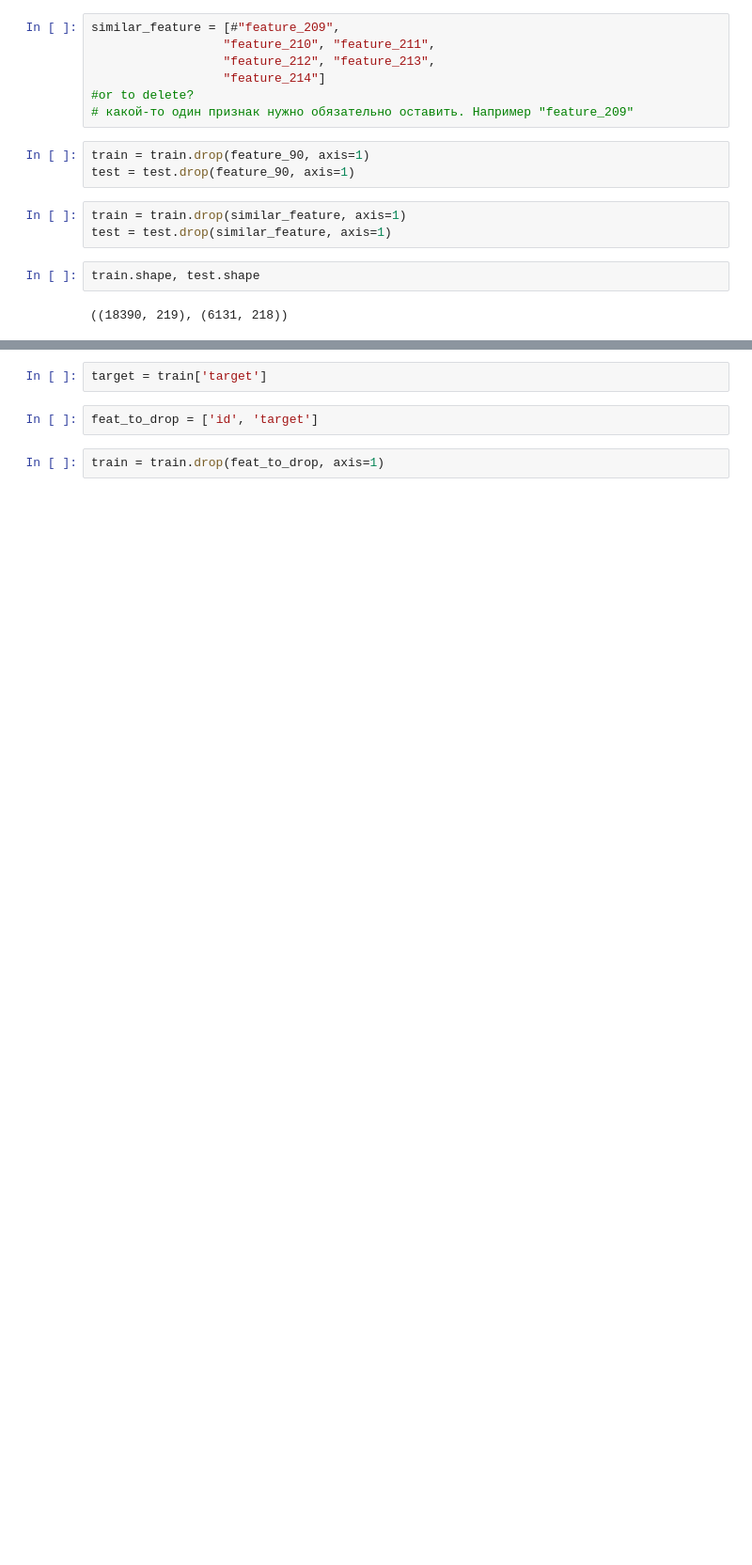
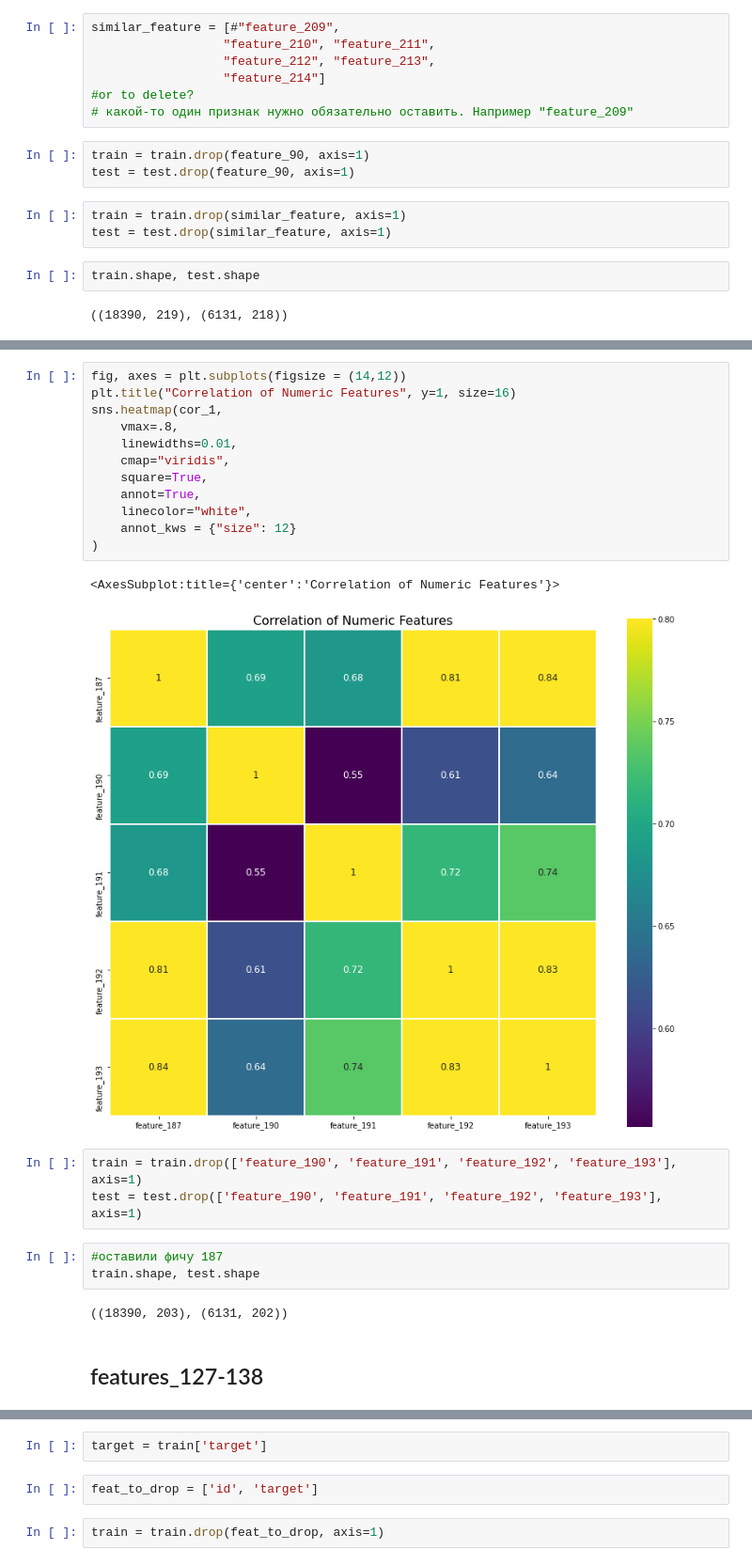
Before and after one commit to lyutov89/Misc, a Jupyter notebook: task_lu_li/ML_model.ipynb, the cells around one changed output, grey strips where cells are left out. Shown at 94% size. Cells and saved outputs as stored; diff of their text form; blank space fills up the shorter version.

```diff
--- a/task_lu_li/ML_model.ipynb
+++ b/task_lu_li/ML_model.ipynb
@@ -189,0 +273,25 @@ train.shape, test.shape
+# %%
+fig, axes = plt.subplots(figsize = (14,12))
+plt.title("Correlation of Numeric Features", y=1, size=16)
+sns.heatmap(cor_1,
+    vmax=.8,
+    linewidths=0.01,
+    cmap="viridis",
+    square=True,
+    annot=True,
+    linecolor="white",
+    annot_kws = {"size": 12}
+)
+# %% [output]
+<AxesSubplot:title={'center':'Correlation of Numeric Features'}>
+[figure, added]
+# %%
+train = train.drop(['feature_190', 'feature_191', 'feature_192', 'feature_193'], axis=1)
+test = test.drop(['feature_190', 'feature_191', 'feature_192', 'feature_193'], axis=1)
+# %%
+#оставили фичу 187
+train.shape, test.shape
+# %% [output]
+((18390, 203), (6131, 202))
+# %% [markdown]
+## features_127-138
```
Also changed, not shown: parts of 75 cells of this notebook.
